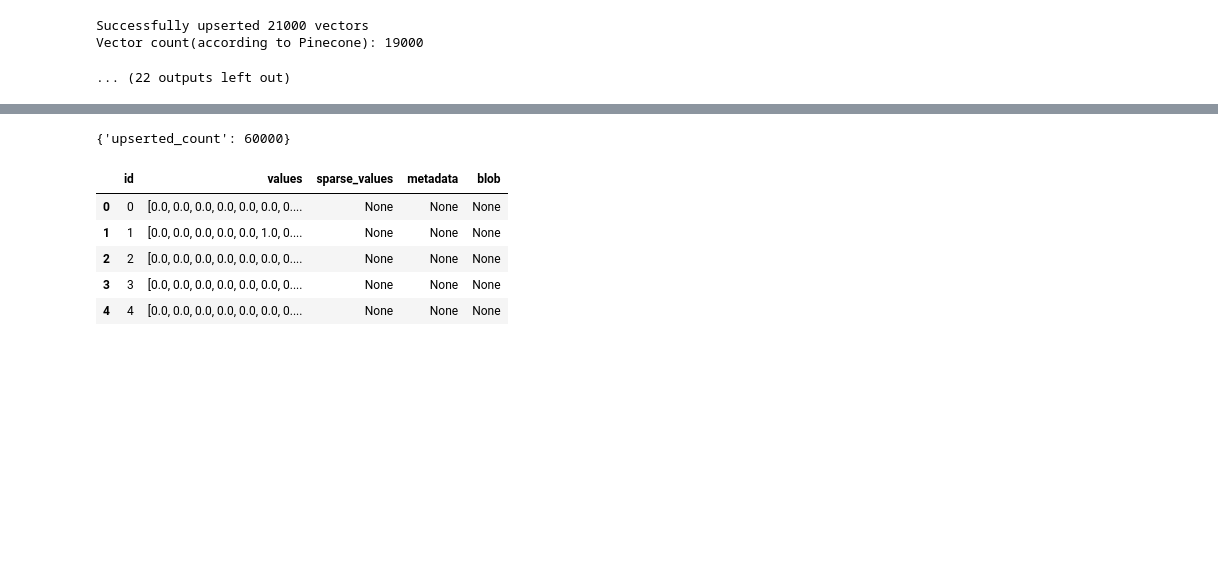
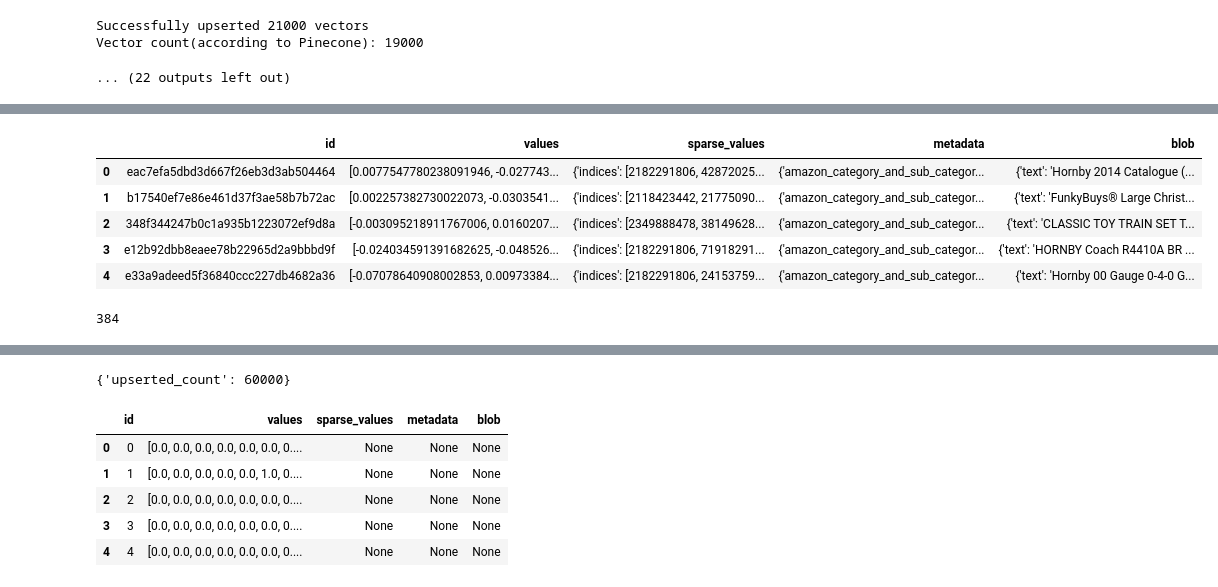
Before and after one commit to AI-Northstar-Tech/vector-io, a Jupyter notebook: src/vdf_io/notebooks/upsert_pinecone.ipynb, the cells around one changed output, grey strips where cells are left out. Drawn from its saved outputs; the diff is of its cells as text; code cells hidden in the pictures; blank space fills up the shorter version.

```diff
--- a/src/vdf_io/notebooks/upsert_pinecone.ipynb
+++ b/src/vdf_io/notebooks/upsert_pinecone.ipynb
@@ -232,0 +275,13 @@ dataset = load_dataset("ANN_Fashion-MNIST_d784_euclidean")
+# %%
+amz_ds.head()
+# %% [output]
+|  | id | values | sparse_values | metadata | blob |
+| 0 | eac7efa5dbd3d667f26eb3d3ab504464 | [0.0077547780238091946, -0.027743... | {'indices': [2182291806, 42872025... | {'amazon_category_and_sub_categor... | {'text': 'Hornby 2014 Catalogue (... |
+| 1 | b17540ef7e86e461d37f3ae58b7b72ac | [0.002257382730022073, -0.0303541... | {'indices': [2118423442, 21775090... | {'amazon_category_and_sub_categor... | {'text': 'FunkyBuys® Large Christ... |
+| 2 | 348f344247b0c1a935b1223072ef9d8a | [-0.003095218911767006, 0.0160207... | {'indices': [2349888478, 38149628... | {'amazon_category_and_sub_categor... | {'text': 'CLASSIC TOY TRAIN SET T... |
+| 3 | e12b92dbb8eaee78b22965d2a9bbbd9f | [-0.024034591391682625, -0.048526... | {'indices': [2182291806, 71918291... | {'amazon_category_and_sub_categor... | {'text': 'HORNBY Coach R4410A BR ... |
+| 4 | e33a9adeed5f36840ccc227db4682a36 | [-0.07078640908002853, 0.00973384... | {'indices': [2182291806, 24153759... | {'amazon_category_and_sub_categor... | {'text': 'Hornby 00 Gauge 0-4-0 G... |
+# %%
+len(amz_ds.documents.iloc[0]["values"])
+# %% [output]
+384
```
Also changed, not shown: parts of 11 cells of this notebook, 3 other files.
